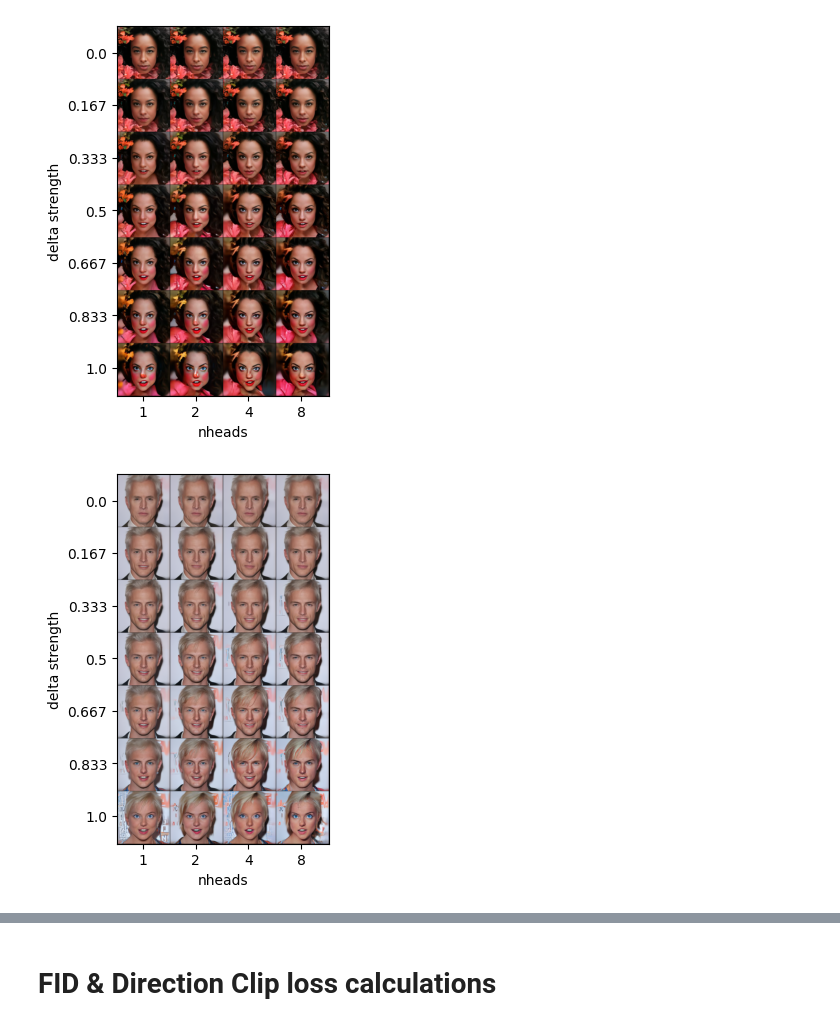
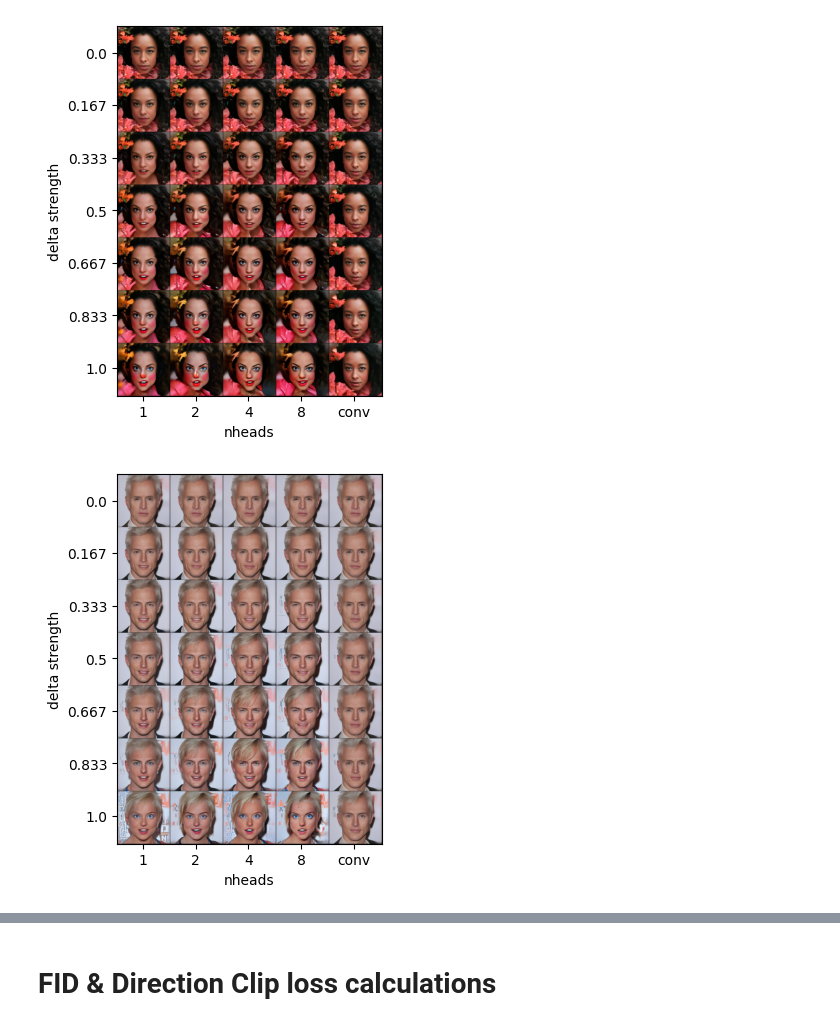
Before and after one commit to zilaeric/asyrp-extension, a Jupyter notebook: src/lib/asyrp/notebooks/visualize_ablations.ipynb, the cells around one changed output, grey strips where cells are left out. Saved outputs shown, nothing was run; the diff lists cells and outputs as text; code cells hidden in the pictures.

```diff
--- a/src/lib/asyrp/notebooks/visualize_ablations.ipynb
+++ b/src/lib/asyrp/notebooks/visualize_ablations.ipynb
@@ -55,33 +72,40 @@ def ablation_epochs_vs_deltas(reconstructed=False, image_idx=0):
     nheads = [1,2,4,8]
 
     image_cols = []
     for nhead in nheads:
         image_path = basepath / f"h{nhead}" / "40" / f"test_{image_idx}_19_ngen40.png"
 
         # read image
         image_array = np.array(Image.open(image_path).convert('RGB'))
 
         image_cols.append(image_array)
 
+
+    # add conv
+    basepath = Path("/home/parting/master_AI/DL2/DL2-2023-group-15/src/eval_runs/dstrength_ablation")
+    image_path = basepath / "conv" / "5" / "40"/ f"test_{image_idx}_19_ngen40.png"
+    image_array = np.array(Image.open(image_path).convert('RGB'))
+    image_cols.append(image_array)
+
     image_grid = np.concatenate(image_cols, axis=1)
 
     fig,ax = plt.subplots(1)
-    ax.set_xticks([256] * np.arange(4) + 128, ("1","2","4","8"))
+    ax.set_xticks([256] * np.arange(5) + 128, ("1","2","4","8", "conv"))
     # from script
     min_delta = 0
     max_delta = 1
     num_delta = 7
     strengths = np.linspace(min_delta, max_delta, num_delta)
     strengths = [f"{s:.3}" for s in strengths]
     ax.set_yticks([256] * np.arange(7) + 128, strengths)
     ax.set_ylabel('delta strength')
     ax.set_xlabel('nheads')
     plt.imshow(image_grid)
     plt.savefig(f"dstrength_vs_heads_img{image_idx}.png", bbox_inches='tight', pad_inches=0, dpi=300)
     # plt.show()
 
 for i in range(5):
     ablation_epochs_vs_deltas(image_idx=i)
 # %% [output]
-[figure, old version]
+[figure, new version]
-[figure, old version]
+[figure, new version]
```
Also changed, not shown: parts of 23 cells of this notebook.
